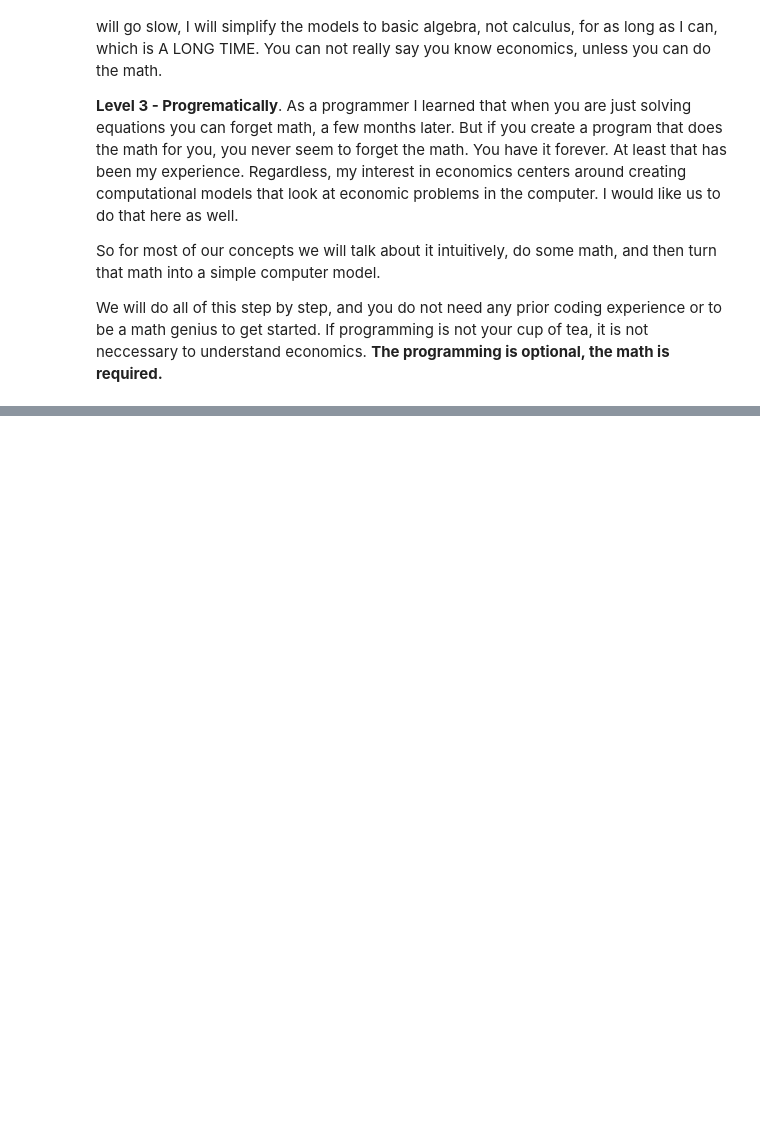
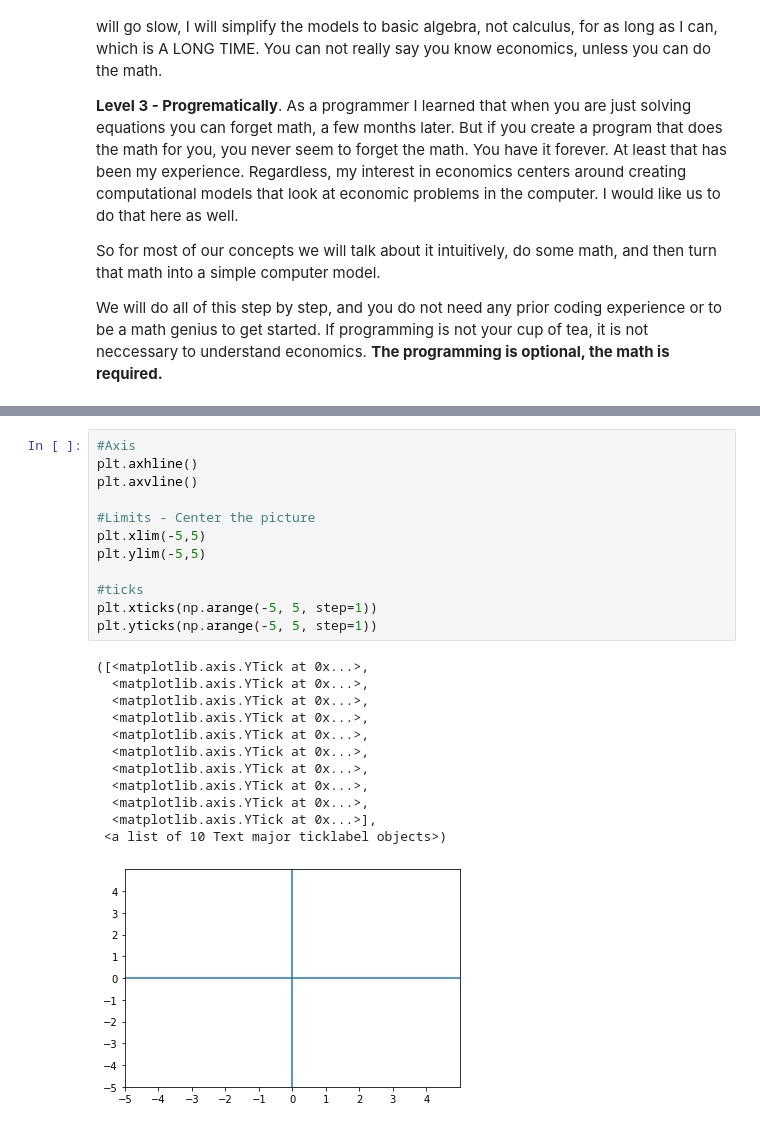
Before and after one commit to RichieSater/economics, a Jupyter notebook: 1_whatEconomics.ipynb, the cells around one changed output, grey strips where cells are left out. Cells and saved outputs as stored; diff of their text form; blank space fills up the shorter version.

```diff
--- a/1_whatEconomics.ipynb
+++ b/1_whatEconomics.ipynb
@@ -96,0 +276,25 @@ plt.show()
+# %%
+#Axis
+plt.axhline()
+plt.axvline()
+
+#Limits - Center the picture
+plt.xlim(-5,5)
+plt.ylim(-5,5)
+
+#ticks
+plt.xticks(np.arange(-5, 5, step=1))
+plt.yticks(np.arange(-5, 5, step=1))
+# %% [output]
+([<matplotlib.axis.YTick at 0x...>,
+  <matplotlib.axis.YTick at 0x...>,
+  <matplotlib.axis.YTick at 0x...>,
+  <matplotlib.axis.YTick at 0x...>,
+  <matplotlib.axis.YTick at 0x...>,
+  <matplotlib.axis.YTick at 0x...>,
+  <matplotlib.axis.YTick at 0x...>,
+  <matplotlib.axis.YTick at 0x...>,
+  <matplotlib.axis.YTick at 0x...>,
+  <matplotlib.axis.YTick at 0x...>],
+ <a list of 10 Text major ticklabel objects>)
+[figure, added]
```
Also changed, not shown: parts of 46 cells of this notebook, 6 other files.
